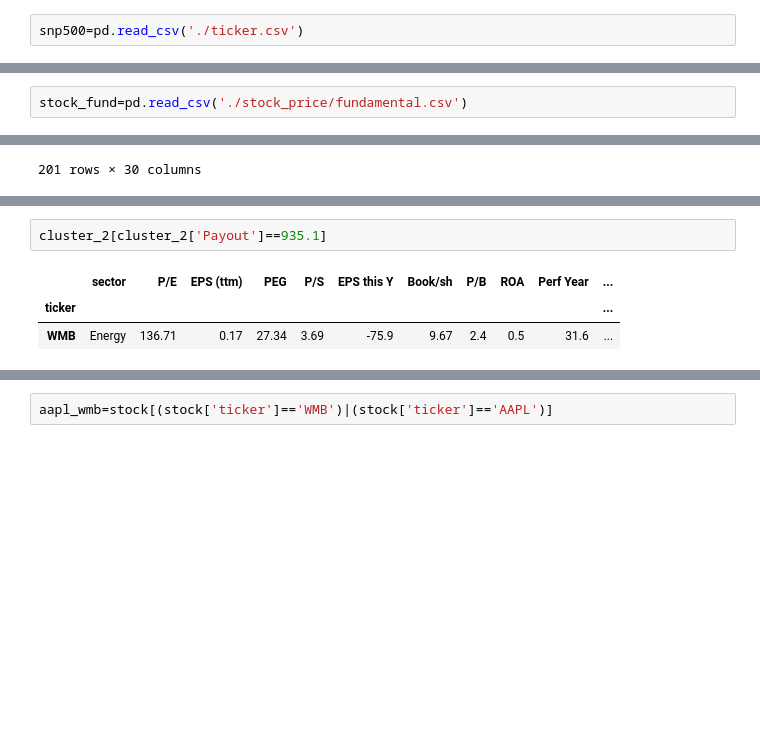
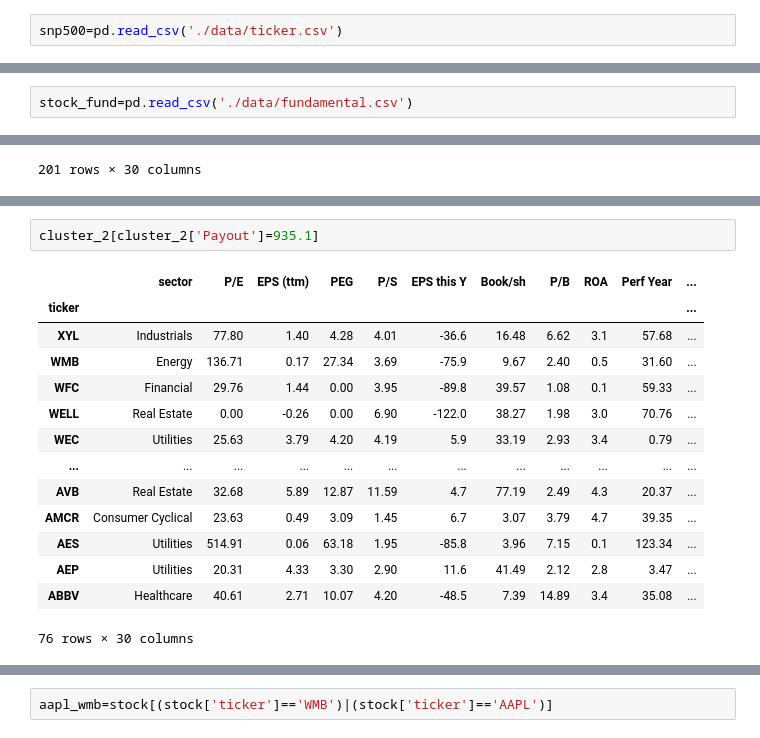
Before and after one commit to mengchin90/general-assembly-projects, a Jupyter notebook: capstone/Data Collection.ipynb, the cells around one changed output, grey strips where cells are left out. Cells and saved outputs as stored; diff of their text form; blank space fills up the shorter version.

```diff
--- a/capstone/Data Collection.ipynb
+++ b/capstone/Data Collection.ipynb
@@ -16,5 +33,5 @@ pd.set_option("display.max_columns", 50)
 # %%
-snp500=pd.read_csv('./ticker.csv')
+snp500=pd.read_csv('./data/ticker.csv')
 # %%
 snp500
 # %% [output]
@@ -171,4 +204,4 @@ fundamental.to_csv('./stock_price/fundamental.csv',index=False)
 # %%
-stock_fund=pd.read_csv('./stock_price/fundamental.csv')
+stock_fund=pd.read_csv('./data/fundamental.csv')
 # %%
 stock_fund.head()
@@ -352,8 +364,19 @@ cluster_2.describe()
 | 75% | 33.150000 | 4.415000 | 4.017500 | 4.120000 | 12.125000 | 48.207500 | 4.505000 | 4.300000 | 105.462500 | 10.680000 | ... |
 | max | 1894.310000 | 58.610000 | 411.130000 | 36.230000 | 2300.000000 | 286947.120000 | 111.090000 | 14.800000 | 575.230000 | 467.840000 | ... |
 # %%
-cluster_2[cluster_2['Payout']==935.1]
+cluster_2[cluster_2['Payout']=935.1]
 # %% [output]
 |  | sector | P/E | EPS (ttm) | PEG | P/S | EPS this Y | Book/sh | P/B | ROA | Perf Year | ... |
 | ticker |  |  |  |  |  |  |  |  |  |  | ... |
-| WMB | Energy | 136.71 | 0.17 | 27.34 | 3.69 | -75.9 | 9.67 | 2.4 | 0.5 | 31.6 | ... |
+| XYL | Industrials | 77.80 | 1.40 | 4.28 | 4.01 | -36.6 | 16.48 | 6.62 | 3.1 | 57.68 | ... |
+| WMB | Energy | 136.71 | 0.17 | 27.34 | 3.69 | -75.9 | 9.67 | 2.40 | 0.5 | 31.60 | ... |
+| WFC | Financial | 29.76 | 1.44 | 0.00 | 3.95 | -89.8 | 39.57 | 1.08 | 0.1 | 59.33 | ... |
+| WELL | Real Estate | 0.00 | -0.26 | 0.00 | 6.90 | -122.0 | 38.27 | 1.98 | 3.0 | 70.76 | ... |
+| WEC | Utilities | 25.63 | 3.79 | 4.20 | 4.19 | 5.9 | 33.19 | 2.93 | 3.4 | 0.79 | ... |
+| ... | ... | ... | ... | ... | ... | ... | ... | ... | ... | ... | ... |
+| AVB | Real Estate | 32.68 | 5.89 | 12.87 | 11.59 | 4.7 | 77.19 | 2.49 | 4.3 | 20.37 | ... |
+| AMCR | Consumer Cyclical | 23.63 | 0.49 | 3.09 | 1.45 | 6.7 | 3.07 | 3.79 | 4.7 | 39.35 | ... |
+| AES | Utilities | 514.91 | 0.06 | 63.18 | 1.95 | -85.8 | 3.96 | 7.15 | 0.1 | 123.34 | ... |
+| AEP | Utilities | 20.31 | 4.33 | 3.30 | 2.90 | 11.6 | 41.49 | 2.12 | 2.8 | 3.47 | ... |
+| ABBV | Healthcare | 40.61 | 2.71 | 10.07 | 4.20 | -48.5 | 7.39 | 14.89 | 3.4 | 35.08 | ... |
+76 rows × 30 columns
```
Also changed, not shown: parts of 24 cells of this notebook, 17 other files.
